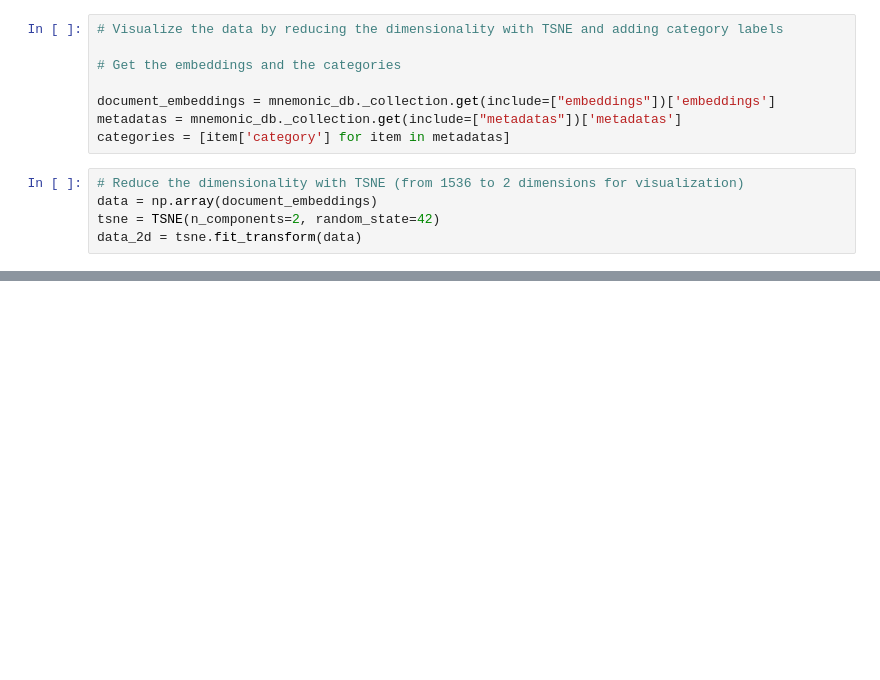
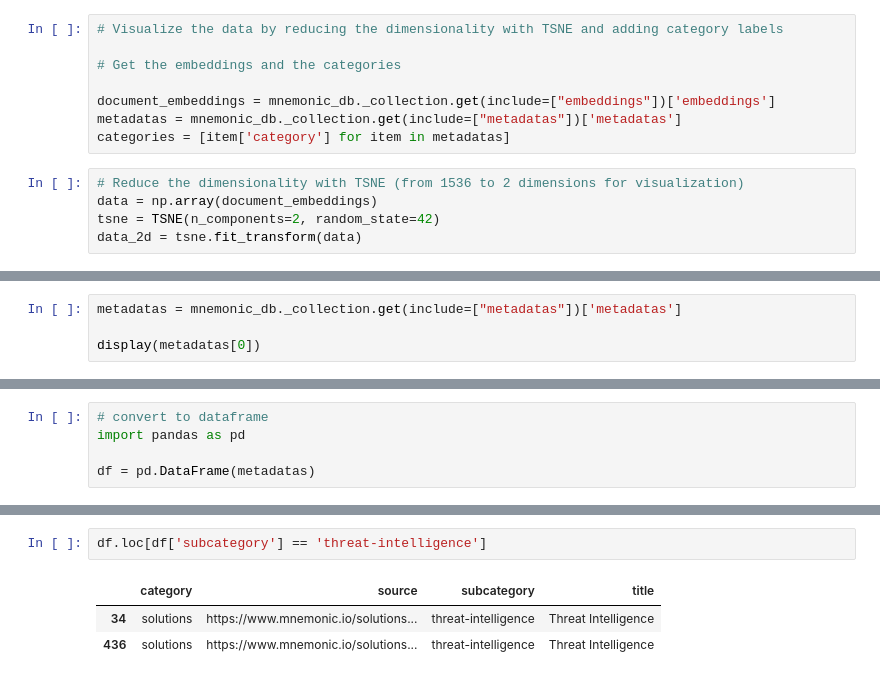
Before and after one commit to fredrikskatland/mnemonic-io-rag, a Jupyter notebook: Cleaning-and-indexing.ipynb, the cells around one changed output, grey strips where cells are left out. Saved outputs shown, nothing was run; the diff lists cells and outputs as text; blank space fills up the shorter version.

```diff
--- a/Cleaning-and-indexing.ipynb
+++ b/Cleaning-and-indexing.ipynb
@@ -106,0 +131,4 @@ plt.show()
+# %%
+metadatas = mnemonic_db._collection.get(include=["metadatas"])['metadatas']
+
+display(metadatas[0])
@@ -106,0 +140,5 @@ plt.show()
+# %%
+# convert to dataframe
+import pandas as pd
+
+df = pd.DataFrame(metadatas)
@@ -106,0 +191,6 @@ plt.show()
+# %%
+df.loc[df['subcategory'] == 'threat-intelligence']
+# %% [output]
+|  | category | source | subcategory | title |
+| 34 | solutions | https://www.mnemonic.io/solutions... | threat-intelligence | Threat Intelligence |
+| 436 | solutions | https://www.mnemonic.io/solutions... | threat-intelligence | Threat Intelligence |
```
Also changed, not shown: parts of 11 cells of this notebook, 3 other files.
